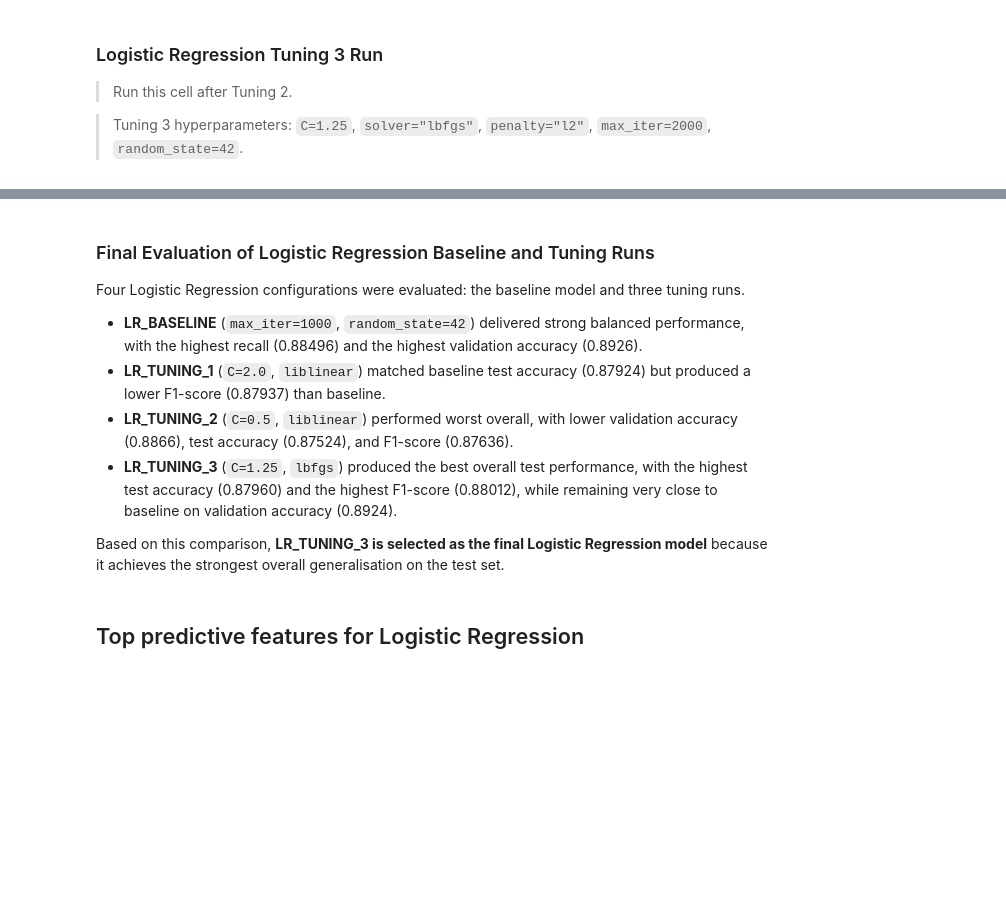
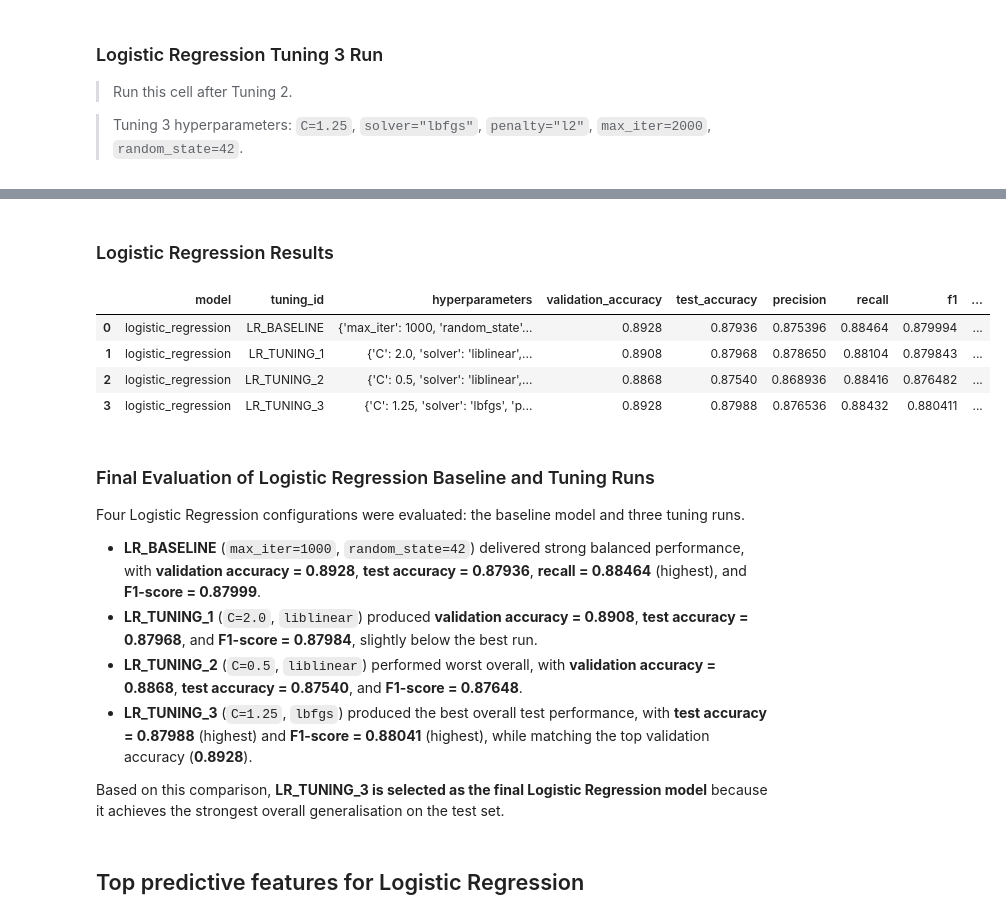
Before and after one commit to gsonego/2nd__Submission, a Jupyter notebook: SWRDC9011_ML_CA4_Group_Project_IMDB_003.ipynb, the cells around one changed output, grey strips where cells are left out. Drawn from its saved outputs; the diff is of its cells as text; code cells hidden in the pictures; blank space fills up the shorter version.

```diff
--- a/SWRDC9011_ML_CA4_Group_Project_IMDB_003.ipynb
+++ b/SWRDC9011_ML_CA4_Group_Project_IMDB_003.ipynb
@@ -1325,15 +1318,26 @@ weighted avg       0.88      0.88      0.88     25000
 
 
 Logged LR_TUNING_3 into tuning_results.
+# %% [markdown]
+### Logistic Regression Results
+# %%
+# Display all logistic regression tuning results
+get_model_tuning_results_df("logistic_regression")
+# %% [output]
+|  | model | tuning_id | hyperparameters | validation_accuracy | test_accuracy | precision | recall | f1 | ... |
+| 0 | logistic_regression | LR_BASELINE | {'max_iter': 1000, 'random_state'... | 0.8928 | 0.87936 | 0.875396 | 0.88464 | 0.879994 | ... |
+| 1 | logistic_regression | LR_TUNING_1 | {'C': 2.0, 'solver': 'liblinear',... | 0.8908 | 0.87968 | 0.878650 | 0.88104 | 0.879843 | ... |
+| 2 | logistic_regression | LR_TUNING_2 | {'C': 0.5, 'solver': 'liblinear',... | 0.8868 | 0.87540 | 0.868936 | 0.88416 | 0.876482 | ... |
+| 3 | logistic_regression | LR_TUNING_3 | {'C': 1.25, 'solver': 'lbfgs', 'p... | 0.8928 | 0.87988 | 0.876536 | 0.88432 | 0.880411 | ... |
 # %% [markdown]
 ### Final Evaluation of Logistic Regression Baseline and Tuning Runs
 
 Four Logistic Regression configurations were evaluated: the baseline model and three tuning runs.
 
-- **LR_BASELINE** (`max_iter=1000`, `random_state=42`) delivered strong balanced performance, with the highest recall (0.88496) and the highest validation accuracy (0.8926).
-- **LR_TUNING_1** (`C=2.0`, `liblinear`) matched baseline test accuracy (0.87924) but produced a lower F1-score (0.87937) than baseline.
-- **LR_TUNING_2** (`C=0.5`, `liblinear`) performed worst overall, with lower validation accuracy (0.8866), test accuracy (0.87524), and F1-score (0.87636).
-- **LR_TUNING_3** (`C=1.25`, `lbfgs`) produced the best overall test performance, with the highest test accuracy (0.87960) and the highest F1-score (0.88012), while remaining very close to baseline on validation accuracy (0.8924).
+- **LR_BASELINE** (`max_iter=1000`, `random_state=42`) delivered strong balanced performance, with **validation accuracy = 0.8928**, **test accuracy = 0.87936**, **recall = 0.88464** (highest), and **F1-score = 0.87999**.
+- **LR_TUNING_1** (`C=2.0`, `liblinear`) produced **validation accuracy = 0.8908**, **test accuracy = 0.87968**, and **F1-score = 0.87984**, slightly below the best run.
+- **LR_TUNING_2** (`C=0.5`, `liblinear`) performed worst overall, with **validation accuracy = 0.8868**, **test accuracy = 0.87540**, and **F1-score = 0.87648**.
+- **LR_TUNING_3** (`C=1.25`, `lbfgs`) produced the best overall test performance, with **test accuracy = 0.87988** (highest) and **F1-score = 0.88041** (highest), while matching the top validation accuracy (**0.8928**).
 
 Based on this comparison, **LR_TUNING_3 is selected as the final Logistic Regression model** because it achieves the strongest overall generalisation on the test set.
 # %% [markdown]
```
Also changed, not shown: parts of 27 cells of this notebook.
